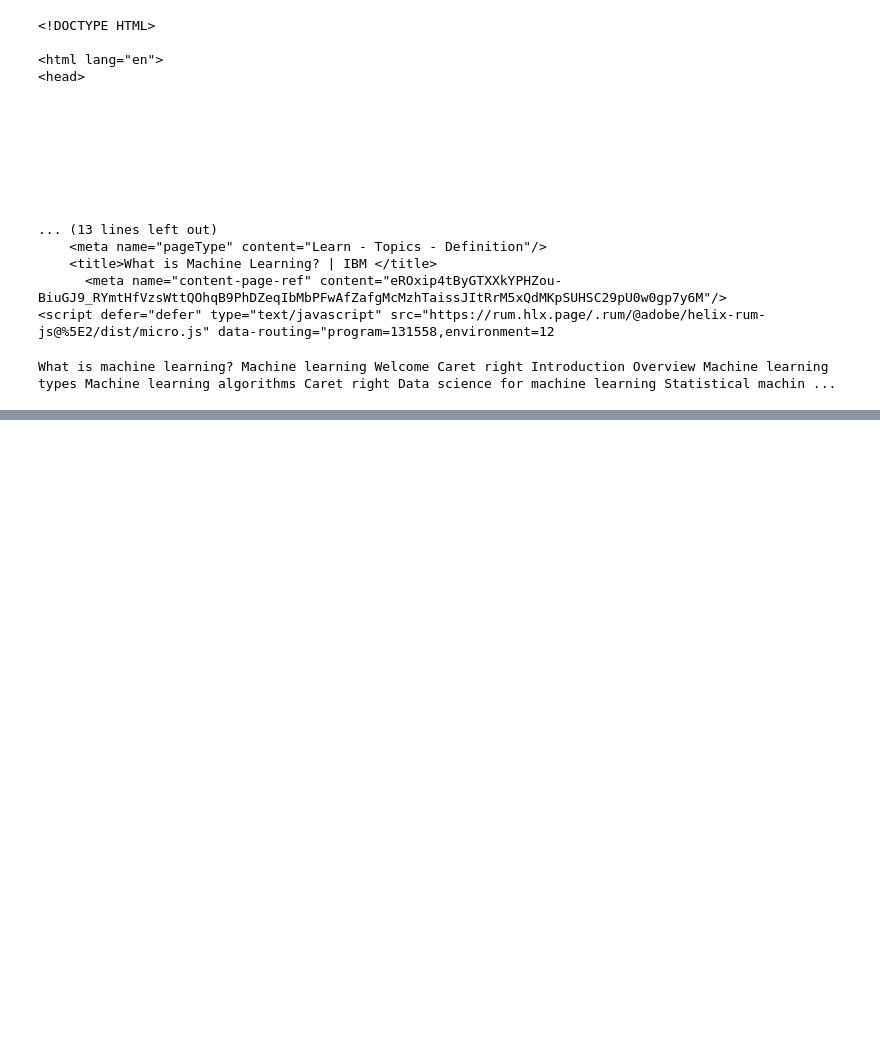
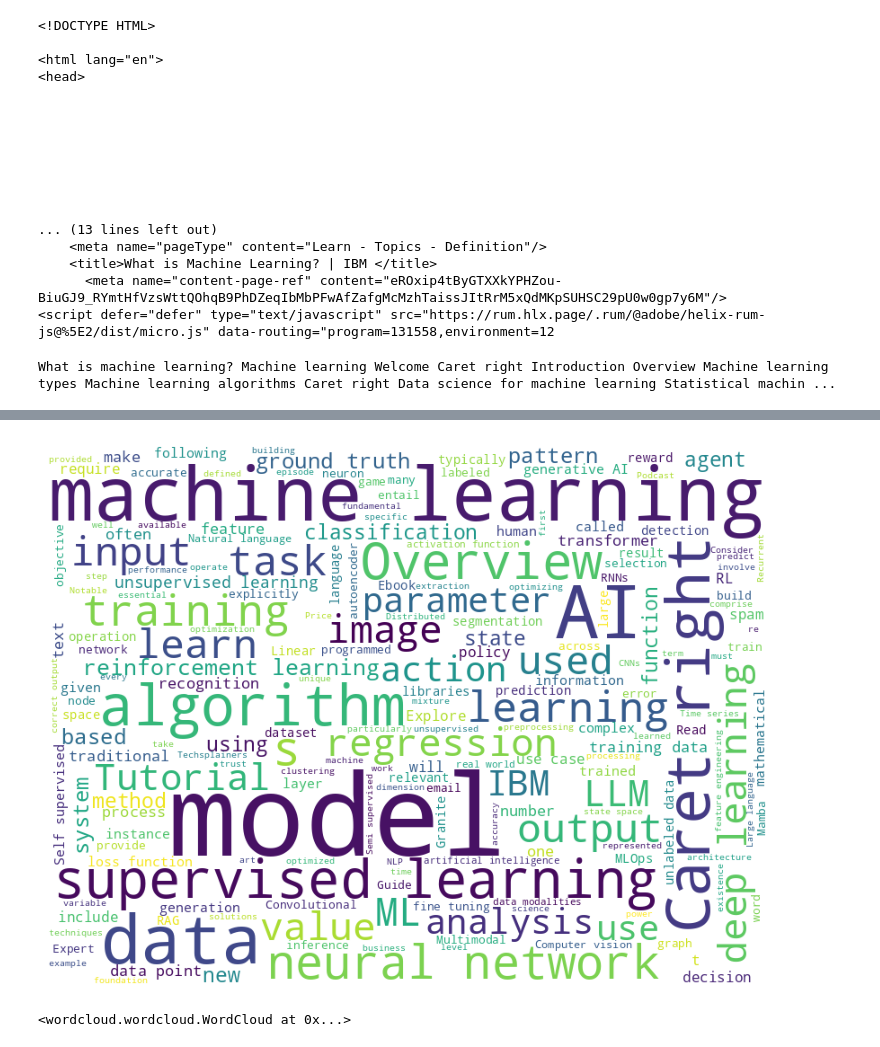
Before and after one commit to bakenova/Find-out-related-concepts-for-the-Machine-Learning---Generate-Image, a Jupyter notebook: TextConceptsML.ipynb, the cells around one changed output, grey strips where cells are left out. Cells and saved outputs as stored; diff of their text form; code cells hidden in the pictures; blank space fills up the shorter version.

```diff
--- a/TextConceptsML.ipynb
+++ b/TextConceptsML.ipynb
@@ -77,0 +124,11 @@ What is machine learning? Machine learning Welcome Caret right Introduction Over
+# %%
+plt.figure(figsize=(15,7))
+plt.imshow(wc.generate(text))
+plt.axis('off')
+plt.show()
+# %% [output]
+[figure, added]
+# %%
+wc.generate(text).to_file('images/ml_wordcloud.png')
+# %% [output]
+<wordcloud.wordcloud.WordCloud at 0x...>
```
Also changed, not shown: parts of 5 cells of this notebook.
